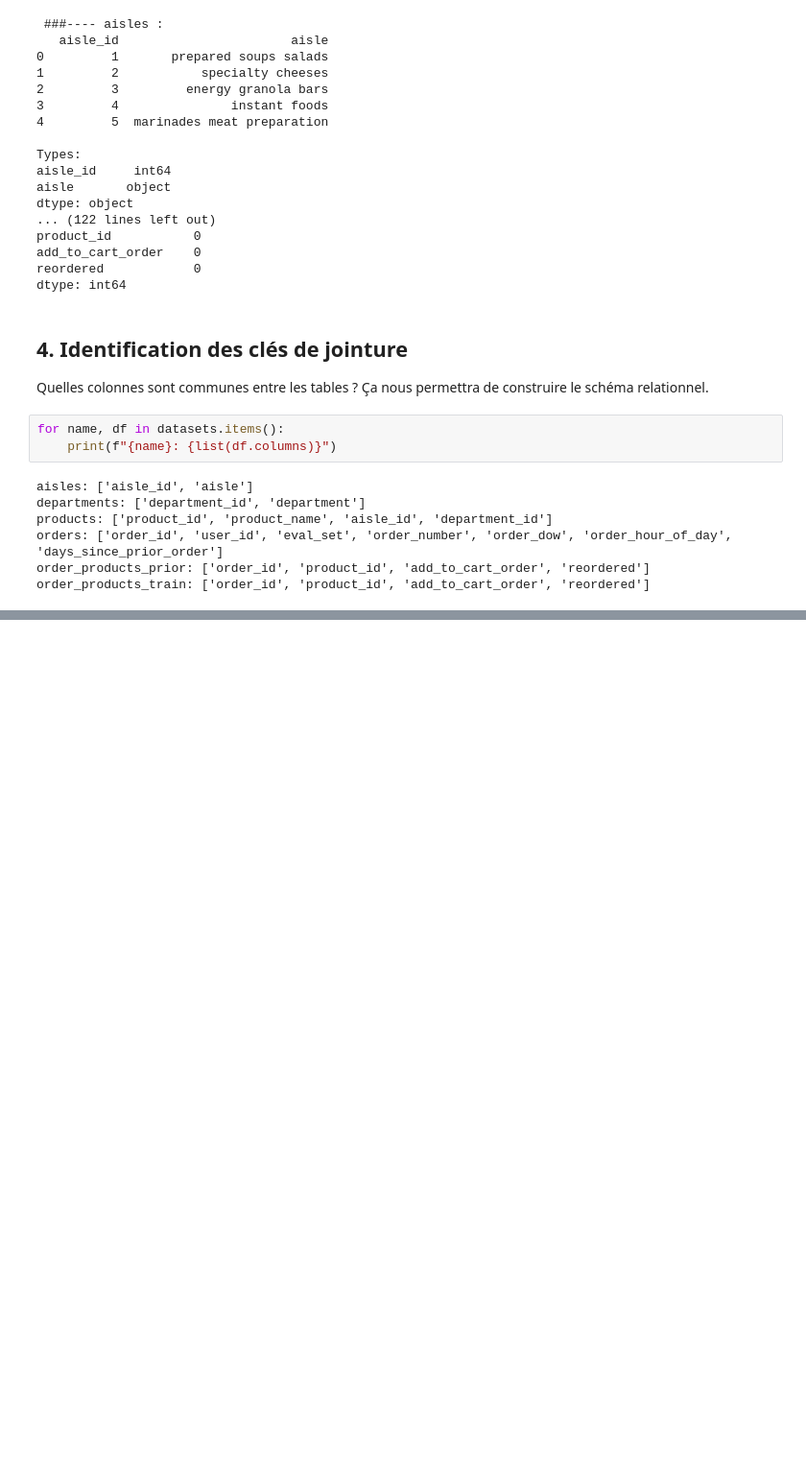
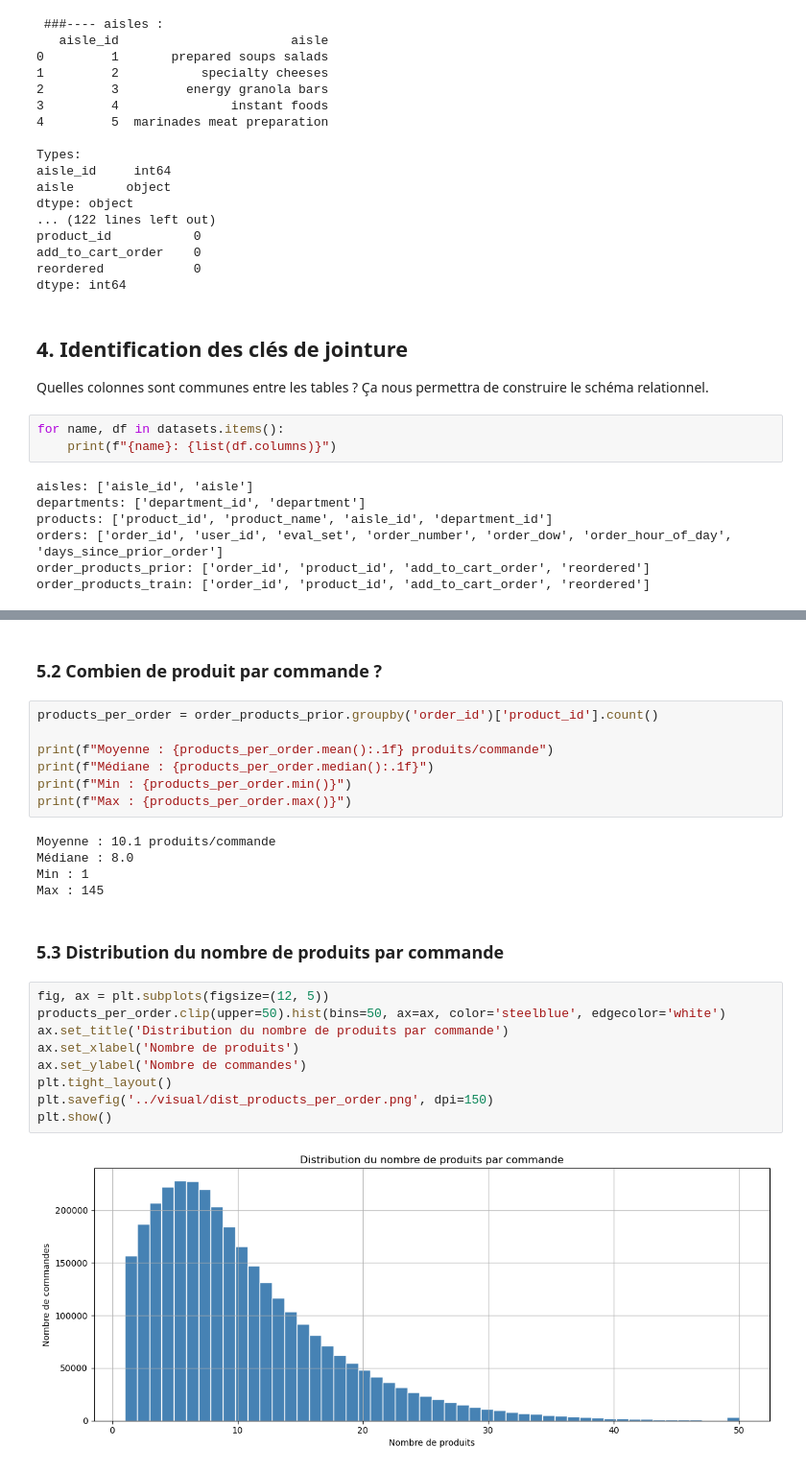
Before and after one commit to AlexisSTH/Projet-Market-Basket, a Jupyter notebook: notebook/01_eda.ipynb, the cells around one changed output, grey strips where cells are left out. Shown at 96% size. Saved outputs shown, nothing was run; the diff lists cells and outputs as text; blank space fills up the shorter version.

```diff
--- a/notebook/01_eda.ipynb
+++ b/notebook/01_eda.ipynb
@@ -77,0 +94,27 @@ order_products_train: ['order_id', 'product_id', 'add_to_cart_order', 'reordered
+# %% [markdown]
+### 5.2 Combien de produit par commande ?
+# %%
+products_per_order = order_products_prior.groupby('order_id')['product_id'].count()
+
+print(f"Moyenne : {products_per_order.mean():.1f} produits/commande")
+print(f"Médiane : {products_per_order.median():.1f}")
+print(f"Min : {products_per_order.min()}")
+print(f"Max : {products_per_order.max()}")
+# %% [output]
+Moyenne : 10.1 produits/commande
+Médiane : 8.0
+Min : 1
+Max : 145
+# %% [markdown]
+### 5.3 Distribution du nombre de produits par commande
+# %%
+fig, ax = plt.subplots(figsize=(12, 5))
+products_per_order.clip(upper=50).hist(bins=50, ax=ax, color='steelblue', edgecolor='white')
+ax.set_title('Distribution du nombre de produits par commande')
+ax.set_xlabel('Nombre de produits')
+ax.set_ylabel('Nombre de commandes')
+plt.tight_layout()
+plt.savefig('../visual/dist_products_per_order.png', dpi=150)
+plt.show()
+# %% [output]
+[figure, added]
```
Also changed, not shown: parts of 8 cells of this notebook, 3 other files.
